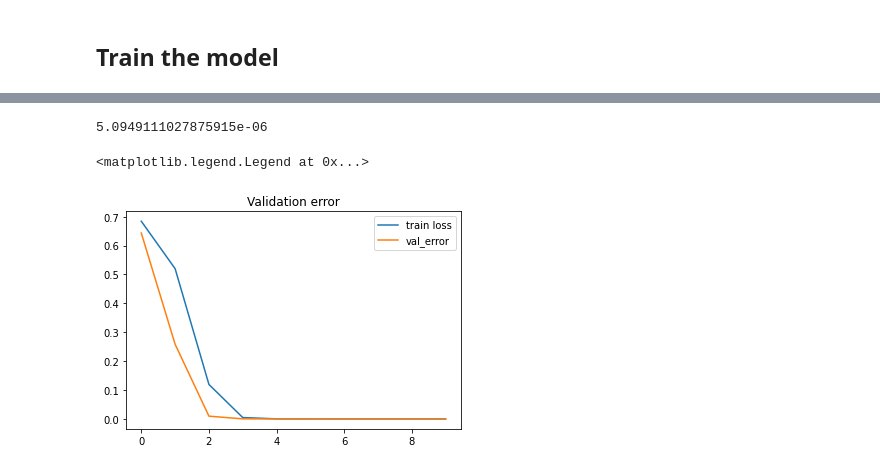
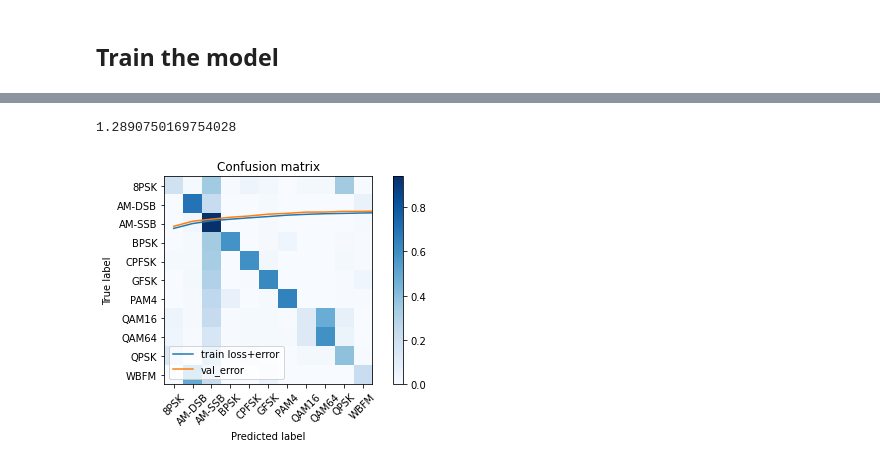
Before and after one commit to ShaneFlandermeyer/cs5033-final-project, a Jupyter notebook: modulation_recognition.ipynb, the cells around one changed output, grey strips where cells are left out. Saved outputs shown, nothing was run; the diff lists cells and outputs as text; code cells hidden in the pictures.

Commit message:
Updated pipfile and verified that model works on rml dataset

```diff
--- a/modulation_recognition.ipynb
+++ b/modulation_recognition.ipynb
@@ -73,17 +109,18 @@ yTest = onehot(labelTest)
 # %%
 # CNN imports
 # TODO: Move these to the top of the file
+import numpy as np
 import os
 import tensorflow as tf
 from tensorflow.keras.layers import Reshape, ZeroPadding2D, Conv2D, Dropout, Flatten, Dense, Activation
 from tensorflow.keras import Sequential
-os.environ['CUDA_VISIBLE_DEVICES'] = '-1'
+print("Num GPUs Available: ", len(tf.config.list_physical_devices('GPU')))
 # Build the model
 #   - Reshape the [N,2,128] input to [N,1,2,128]
 dropoutRate = 0.5
 model = Sequential()
-model.add(Reshape(inputShape+[1],
-                  input_shape=inputShape))
+model.add(Reshape(in_shp+[1],
+                  input_shape=in_shp))
 model.add(ZeroPadding2D((2,0),
                         data_format='channels_first'))
 model.add(Conv2D(256, (1, 3),
@@ -128,7 +168,7 @@ _________________________________________________________________
 # %% [markdown]
 ## Train the model
 # %%
-nEpochs = 10
+nEpochs = 100
 batchSize = 1024
 history = model.fit(xTrain,yTrain,
                     batch_size=batchSize,
@@ -162,13 +204,37 @@ Epoch 10/10
-# %%
-score = model.evaluate(xTest, yTest, verbose=0,batch_size=batchSize)
-print(score)
-# Show loss curves
-plt.figure()
-plt.title('Validation error')
-plt.plot(history.epoch, history.history['loss'], label='train loss')
-plt.plot(history.epoch, history.history['val_loss'], label='val_error')
-plt.legend()
-# %% [output]
-5.0949111027875915e-06
-<matplotlib.legend.Legend at 0x...>
-[figure, removed]
+# %%
+score = model.evaluate(xTest,yTest,verbose=0,batch_size=batchSize)
+print(score)
+# Show loss curves
+plt.figure()
+plt.title('Training performance')
+plt.plot(history.epoch, history.history['loss'], label='train loss+error')
+plt.plot(history.epoch, history.history['val_loss'], label='val_error')
+plt.legend()
+plt.show()
+
+def plot_confusion_matrix(cm, title='Confusion matrix', cmap=plt.cm.Blues, labels=[]):
+    plt.imshow(cm, interpolation='nearest', cmap=cmap)
+    plt.title(title)
+    plt.colorbar()
+    tick_marks = np.arange(len(labels))
+    plt.xticks(tick_marks, labels, rotation=45)
+    plt.yticks(tick_marks, labels)
+    plt.tight_layout()
+    plt.ylabel('True label')
+    plt.xlabel('Predicted label')
+
+
+# Plot confusion matrix
+test_Y_hat = model.predict(xTest, batch_size=batchSize)
+conf = np.zeros([len(classes),len(classes)])
+confnorm = np.zeros([len(classes),len(classes)])
+for i in range(0,xTest.shape[0]):
+    j = list(yTest[i,:]).index(1)
+    k = int(np.argmax(test_Y_hat[i,:]))
+    conf[j,k] = conf[j,k] + 1
+for i in range(0,len(classes)):
+    confnorm[i,:] = conf[i,:] / np.sum(conf[i,:])
+plot_confusion_matrix(confnorm, labels=classes)
+# %% [output]
+1.2890750169754028
+[figure, added]
```
Also changed, not shown: parts of 5 cells of this notebook, 3 other files.
